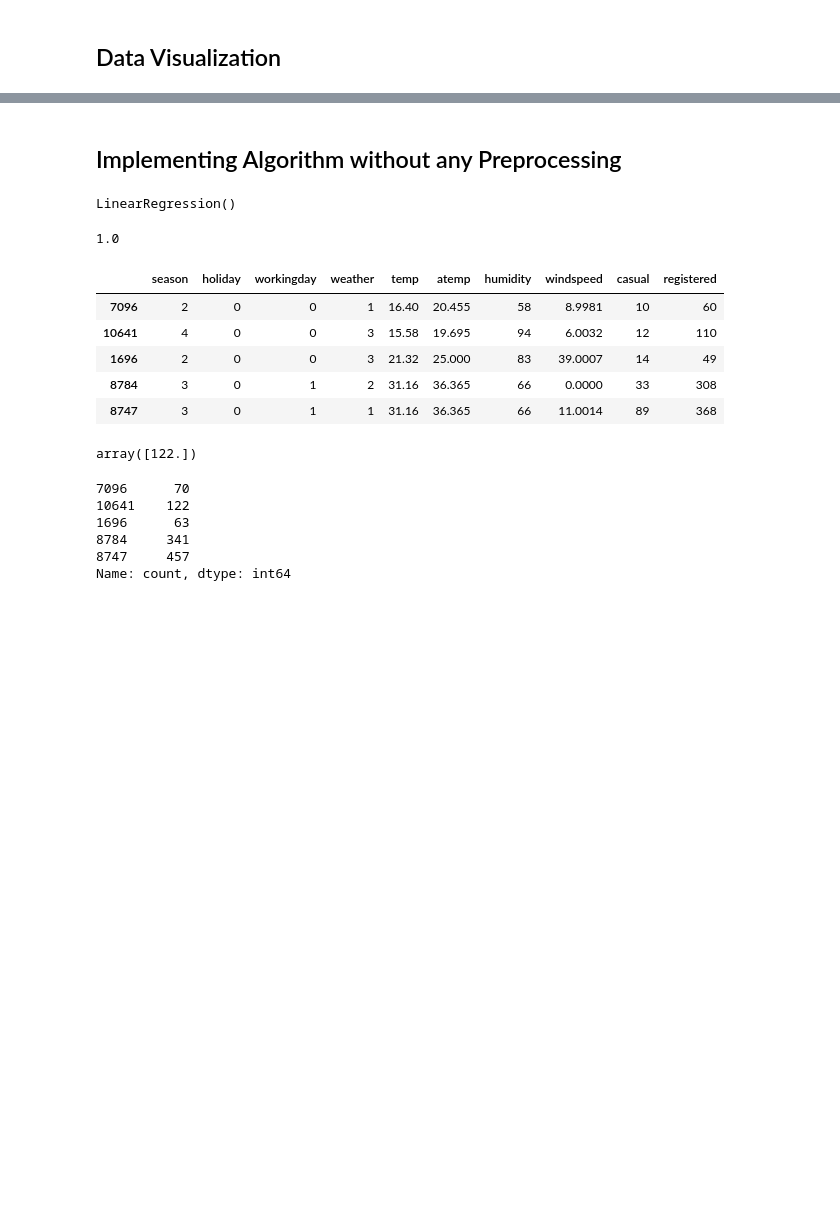
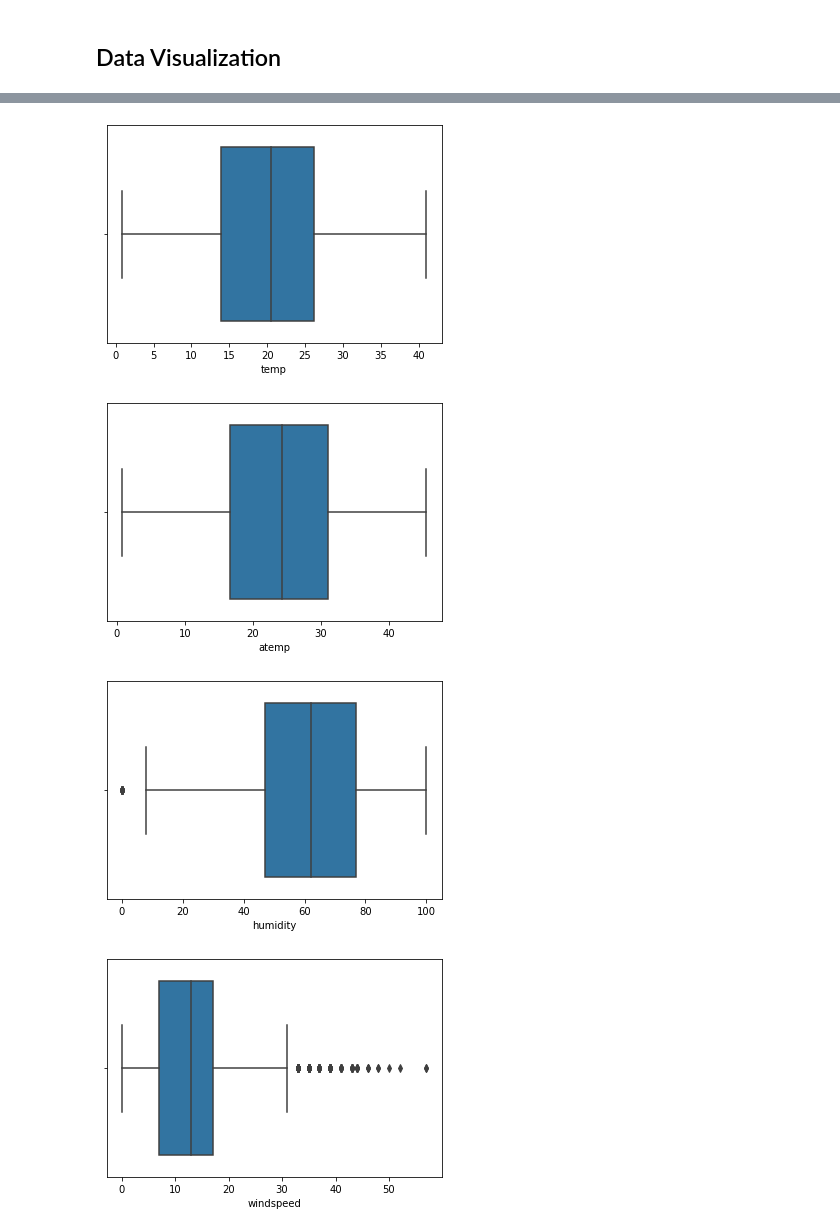
Before and after one commit to Mandarhp77/Cdac_Statistics, a Jupyter notebook: Bike Sharing Demand/Bike_sharing_demand.ipynb, the cells around one changed output, grey strips where cells are left out. Cells and saved outputs as stored; diff of their text form; code cells hidden in the pictures; blank space fills up the shorter version.

```diff
--- a/Bike Sharing Demand/Bike_sharing_demand.ipynb
+++ b/Bike Sharing Demand/Bike_sharing_demand.ipynb
@@ -219,5 +196,5 @@ plt.tight_layout()
 # %%
 for column in continuous:
-    sns.distplot(continuous[column])
+    sns.distplot(bike_data[column])
     plt.show()
 # %% [output]
@@ -231,2 +206,0 @@ for column in continuous:
-# %% [markdown]
-## Implementing Algorithm without any Preprocessing
@@ -240,4 +206,0 @@ lin_algo = LinearRegression()
-# %%
-lin_algo.fit(x_train, y_train)
-# %% [output]
-LinearRegression()
@@ -246,27 +207,9 @@ prediction = lin_algo.predict(x_test)
-# %%
-r2_score(y_test, prediction)
-# %% [output]
-1.0
-# %%
-x_test.head()
-# %% [output]
-|  | season | holiday | workingday | weather | temp | atemp | humidity | windspeed | casual | registered |
-| 7096 | 2 | 0 | 0 | 1 | 16.40 | 20.455 | 58 | 8.9981 | 10 | 60 |
-| 10641 | 4 | 0 | 0 | 3 | 15.58 | 19.695 | 94 | 6.0032 | 12 | 110 |
-| 1696 | 2 | 0 | 0 | 3 | 21.32 | 25.000 | 83 | 39.0007 | 14 | 49 |
-| 8784 | 3 | 0 | 1 | 2 | 31.16 | 36.365 | 66 | 0.0000 | 33 | 308 |
-| 8747 | 3 | 0 | 1 | 1 | 31.16 | 36.365 | 66 | 11.0014 | 89 | 368 |
-# %%
-prediction = lin_algo.predict([[4,0,0,3,15.58,19,94,6.003,12,110]])
-prediction
-# %% [output]
-array([122.])
-# %%
-y_test.head()
-# %% [output]
-7096      70
-10641    122
-1696      63
-8784     341
-8747     457
-Name: count, dtype: int64
+# %%
+for column in continuous:
+    sns.boxplot(data=bike_data, x=column)
+    plt.show()
+# %% [output]
+[figure, added]
+[figure, added]
+[figure, added]
+[figure, added]
```
Also changed, not shown: parts of 40 cells of this notebook.
